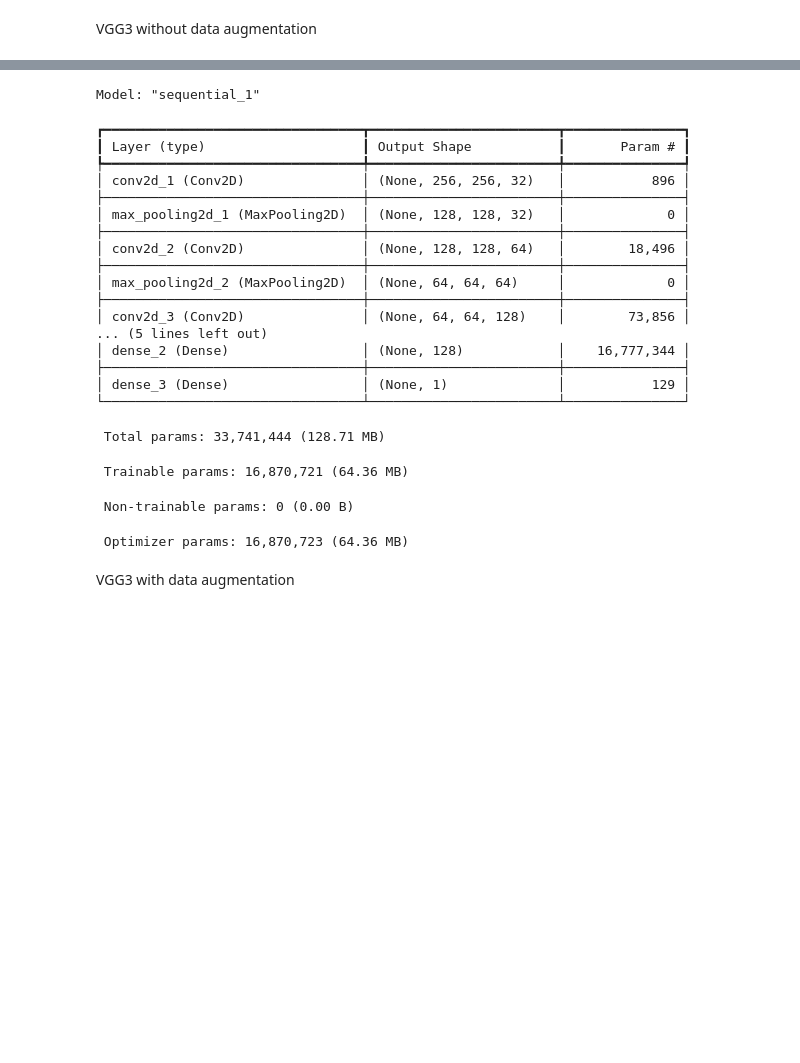
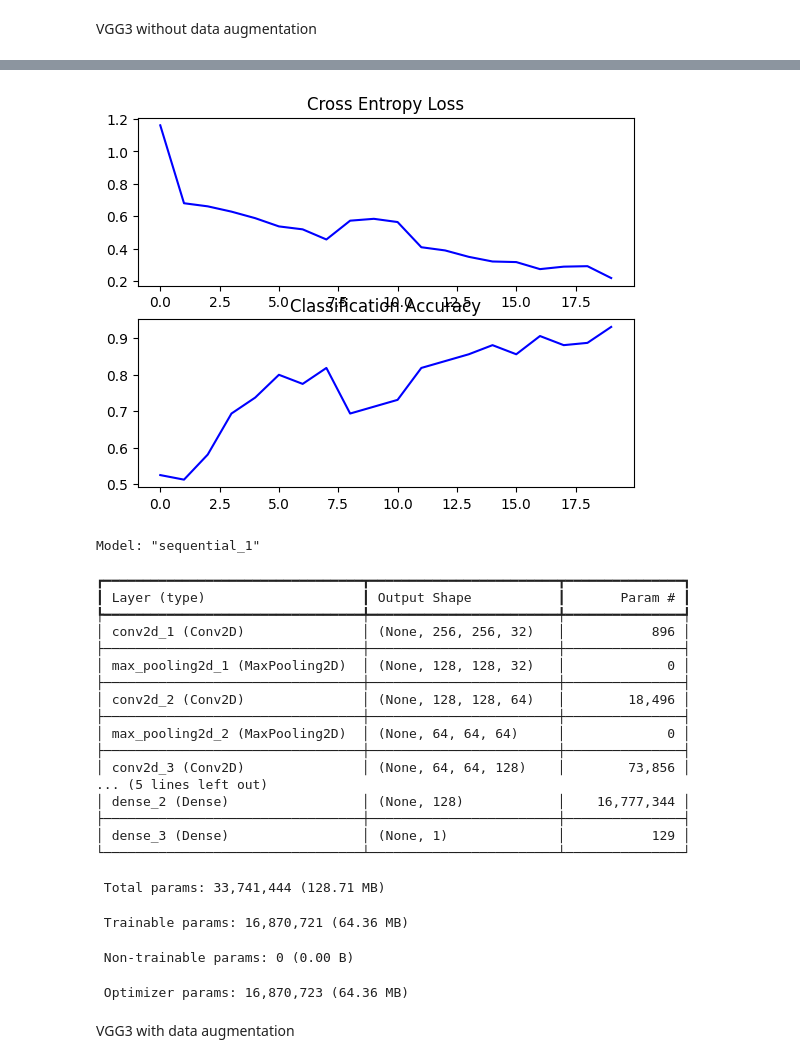
Before and after one commit to Karan-Gandhi/ES335-Assignment-4, a Jupyter notebook: task1.ipynb, the cells around one changed output, grey strips where cells are left out. Saved outputs shown, nothing was run; the diff lists cells and outputs as text; code cells hidden in the pictures; blank space fills up the shorter version.

```diff
--- a/task1.ipynb
+++ b/task1.ipynb
@@ -199,6 +214,7 @@ end_time = time.time()
 _, acc = vgg3_no_aug.evaluate(test_photos, test_labels, verbose=1)
 print('Test Accuracy: %.3f' % (acc * 100.0))
 print('Time taken:', end_time - start_time)
+summarize_diagnostics(history)
 vgg3_no_aug.summary()
 # %% [output]
 Epoch 1/20
@@ -221,3 +237,4 @@ Time taken: 21.951993465423584
+[figure, added]
 Model: "sequential_1"
 ┏━━━━━━━━━━━━━━━━━━━━━━━━━━━━━━━━━┳━━━━━━━━━━━━━━━━━━━━━━━━┳━━━━━━━━━━━━━━━┓
 ┃ Layer (type)                    ┃ Output Shape           ┃       Param # ┃
```
Also changed, not shown: parts of 4 cells of this notebook.
